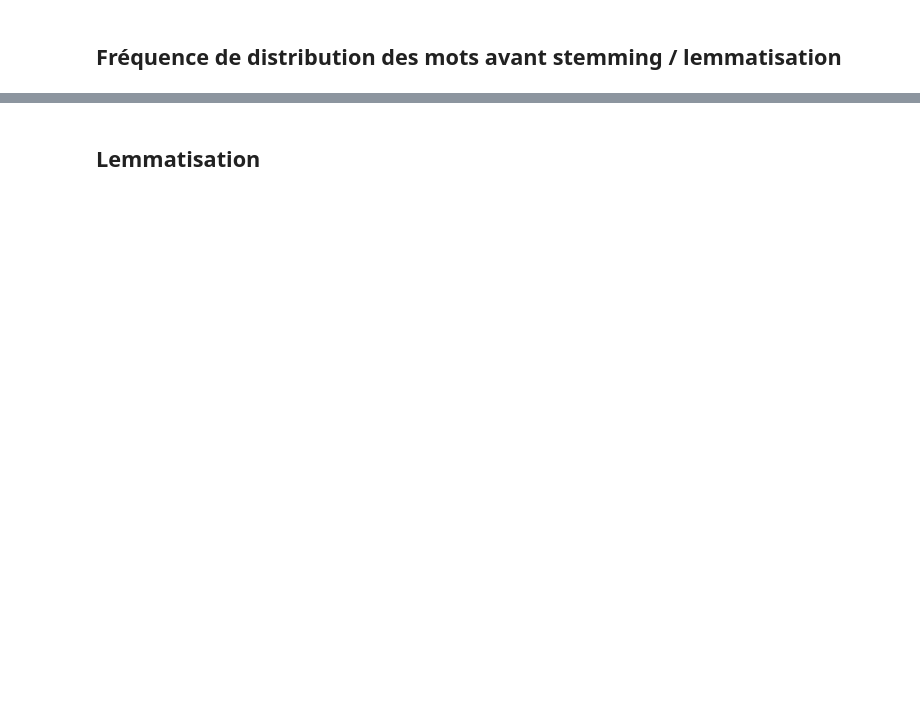
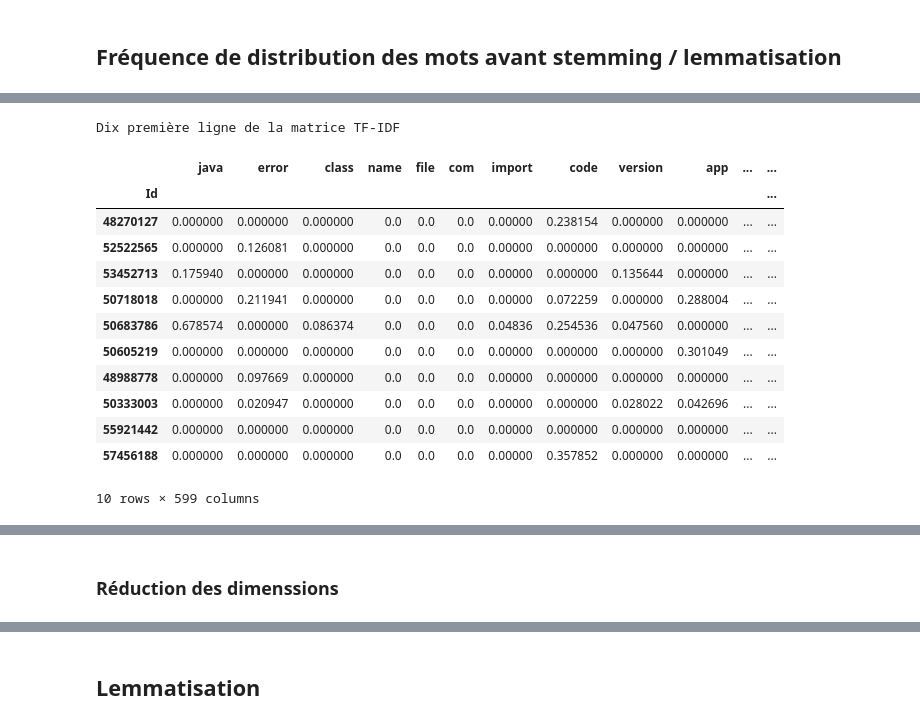
Before and after one commit to cedricsoares/openclassrooms-categoriser-automatiquement-des-questions, a Jupyter notebook: P5_01_notebookexploration.ipynb, the cells around one changed output, grey strips where cells are left out. Drawn from its saved outputs; the diff is of its cells as text; code cells hidden in the pictures; blank space fills up the shorter version.

```diff
--- a/P5_01_notebookexploration.ipynb
+++ b/P5_01_notebookexploration.ipynb
@@ -703,0 +750,24 @@ word_dist_not_truncated[word_dist_not_truncated["Frequency"]>=1000].shape[0]
+# %%
+%%time
+def pos_tagging(row, col):
+    """
+    Add pos tags to tokens
+
+    Args:
+        row(DataFrame row): A row of used DataFrame
+
+        col(String): Name of column to use
+
+    Returns:
+
+        post_tagged(list of tuples): post tagged post
+
+    """
+    import nltk
+
+    post_tagged = nltk.pos_tag(row[col])
+
+    return post_tagged
+
+filtered_data['pos_tagged_post'] = filtered_data.apply(pos_tagging, col='tokenized_post', axis=1)
+filtered_data.head(10)
@@ -703,0 +918,29 @@ word_dist_not_truncated[word_dist_not_truncated["Frequency"]>=1000].shape[0]
+# %%
+%%time
+from sklearn.feature_extraction.text import TfidfVectorizer
+filtered_data['joined_noun_filtered_post'] = filtered_data['noun_filtered_post'].apply(lambda x: " ".join(x))
+noun_filtred_corpus = list(filtered_data['joined_noun_filtered_post'])
+noun_filtered_vocabulary = list(word_dist_filtered_with_nouns[word_dist_filtered_with_nouns["Frequency"]>=1000].index)
+
+tfidf_vectorizer = TfidfVectorizer(vocabulary=noun_filtered_vocabulary)
+X = tfidf_vectorizer.fit_transform(noun_filtred_corpus)
+tfidf_data_nouns = pd.DataFrame(X.toarray(), columns=noun_filtered_vocabulary, index=filtered_data.index)
+
+print("Dix première ligne de la matrice TF-IDF")
+display(tfidf_data_nouns.head(10))
+print(f"Nombre d'observations: {tfidf_data_nouns.shape[0]}, nombre de tokens: {tfidf_data_nouns.shape[1]}")
+# %% [output]
+Dix première ligne de la matrice TF-IDF
+|  | java | error | class | name | file | com | import | code | version | app | ... | ... |
+| Id |  |  |  |  |  |  |  |  |  |  |  | ... |
+| 48270127 | 0.000000 | 0.000000 | 0.000000 | 0.0 | 0.0 | 0.0 | 0.00000 | 0.238154 | 0.000000 | 0.000000 | ... | ... |
+| 52522565 | 0.000000 | 0.126081 | 0.000000 | 0.0 | 0.0 | 0.0 | 0.00000 | 0.000000 | 0.000000 | 0.000000 | ... | ... |
+| 53452713 | 0.175940 | 0.000000 | 0.000000 | 0.0 | 0.0 | 0.0 | 0.00000 | 0.000000 | 0.135644 | 0.000000 | ... | ... |
+| 50718018 | 0.000000 | 0.211941 | 0.000000 | 0.0 | 0.0 | 0.0 | 0.00000 | 0.072259 | 0.000000 | 0.288004 | ... | ... |
+| 50683786 | 0.678574 | 0.000000 | 0.086374 | 0.0 | 0.0 | 0.0 | 0.04836 | 0.254536 | 0.047560 | 0.000000 | ... | ... |
+| 50605219 | 0.000000 | 0.000000 | 0.000000 | 0.0 | 0.0 | 0.0 | 0.00000 | 0.000000 | 0.000000 | 0.301049 | ... | ... |
+| 48988778 | 0.000000 | 0.097669 | 0.000000 | 0.0 | 0.0 | 0.0 | 0.00000 | 0.000000 | 0.000000 | 0.000000 | ... | ... |
+| 50333003 | 0.000000 | 0.020947 | 0.000000 | 0.0 | 0.0 | 0.0 | 0.00000 | 0.000000 | 0.028022 | 0.042696 | ... | ... |
+| 55921442 | 0.000000 | 0.000000 | 0.000000 | 0.0 | 0.0 | 0.0 | 0.00000 | 0.000000 | 0.000000 | 0.000000 | ... | ... |
+| 57456188 | 0.000000 | 0.000000 | 0.000000 | 0.0 | 0.0 | 0.0 | 0.00000 | 0.357852 | 0.000000 | 0.000000 | ... | ... |
+10 rows × 599 columns
@@ -703,0 +950,2 @@ word_dist_not_truncated[word_dist_not_truncated["Frequency"]>=1000].shape[0]
+# %% [markdown]
+### Réduction des dimenssions
```
Also changed, not shown: parts of 51 cells of this notebook, 1 other file.
